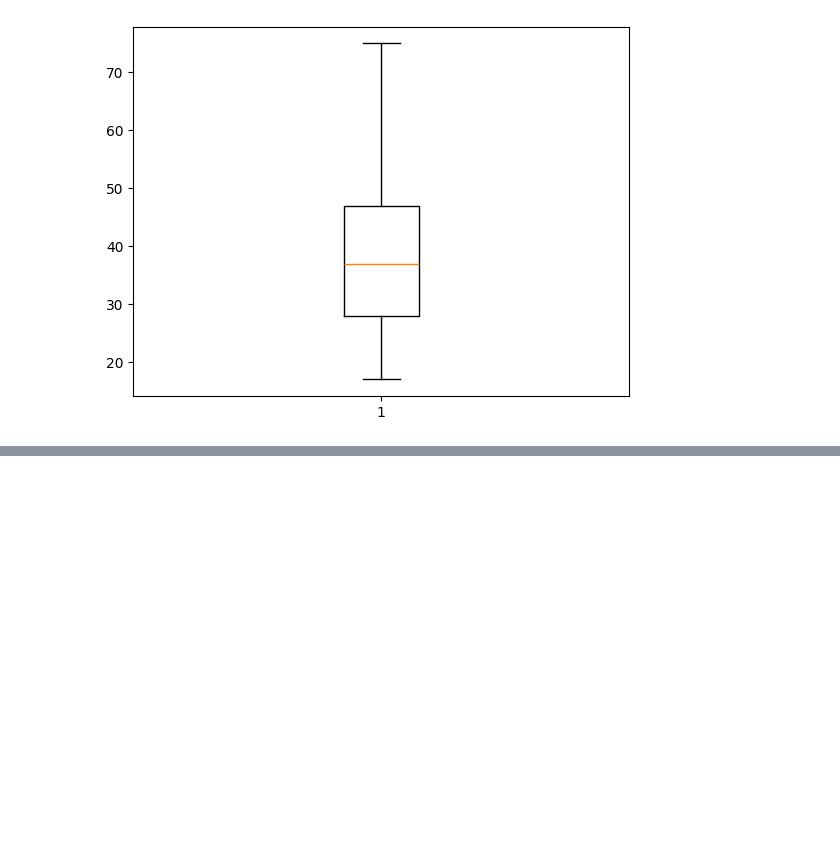
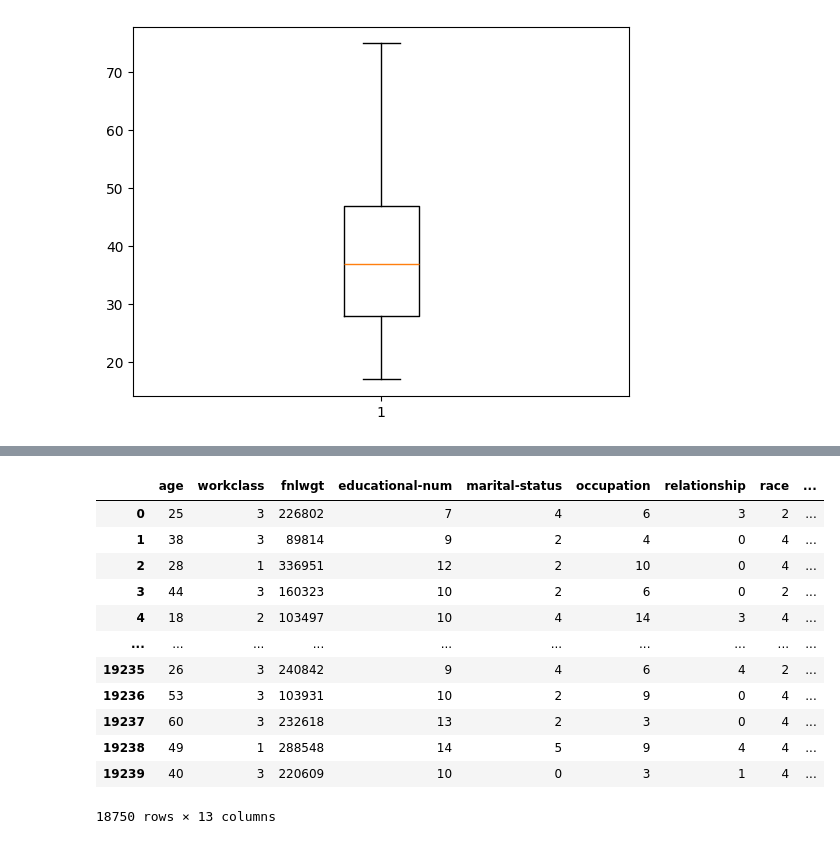
Before and after one commit to farrakhnizam786/salary_prediction-model-using-machine-learning-IBM-internship-, a Jupyter notebook: Employee_salary_pridiction.ipynb, the cells around one changed output, grey strips where cells are left out. Cells and saved outputs as stored; diff of their text form; code cells hidden in the pictures; blank space fills up the shorter version.

```diff
--- a/Employee_salary_pridiction.ipynb
+++ b/Employee_salary_pridiction.ipynb
@@ -254,0 +279,11 @@ data['workclass'] = encoder.fit_transform(data['workclass'])
+# %%
+from sklearn.preprocessing import LabelEncoder
+encoder=LabelEncoder()
+data['workclass']=encoder.fit_transform(data['workclass'])
+data['marital-status']=encoder.fit_transform(data['marital-status'])
+data['occupation']=encoder.fit_transform(data['occupation'])
+data['relationship']=encoder.fit_transform(data['relationship'])
+data['race']=encoder.fit_transform(data['race'])
+data['gender']=encoder.fit_transform(data['gender'])
+data['native-country']=encoder.fit_transform(data['native-country'])
+data['income']=encoder.fit_transform(data['income'])
@@ -254,0 +338,23 @@ data['workclass'] = encoder.fit_transform(data['workclass'])
+# %%
+from sklearn.preprocessing import LabelEncoder
+
+# Initialize LabelEncoder
+encoder = LabelEncoder()
+
+# List of categorical columns to encode
+categorical_cols = ['workclass', 'marital-status', 'occupation',
+                   'relationship', 'race', 'gender', 'native-country', 'income']
+
+# Create a dictionary to store the encoders for each column
+encoders = {}
+
+# Encode each categorical column
+for col in categorical_cols:
+    # Create a new encoder for each column
+    encoders[col] = LabelEncoder()
+    data[col] = encoders[col].fit_transform(data[col])
+
+    # Print the mapping for reference
+    print(f"\n{col} encoding:")
+    for i, class_ in enumerate(encoders[col].classes_):
+        print(f"{class_} → {i}")
@@ -254,0 +396,18 @@ data['workclass'] = encoder.fit_transform(data['workclass'])
+# %%
+x=data.drop(columns=['income']) #drop (delet) #input
+y=data['income'] #output
+x
+# %% [output]
+|  | age | workclass | fnlwgt | educational-num | marital-status | occupation | relationship | race | ... |
+| 0 | 25 | 3 | 226802 | 7 | 4 | 6 | 3 | 2 | ... |
+| 1 | 38 | 3 | 89814 | 9 | 2 | 4 | 0 | 4 | ... |
+| 2 | 28 | 1 | 336951 | 12 | 2 | 10 | 0 | 4 | ... |
+| 3 | 44 | 3 | 160323 | 10 | 2 | 6 | 0 | 2 | ... |
+| 4 | 18 | 2 | 103497 | 10 | 4 | 14 | 3 | 4 | ... |
+| ... | ... | ... | ... | ... | ... | ... | ... | ... | ... |
+| 19235 | 26 | 3 | 240842 | 9 | 4 | 6 | 4 | 2 | ... |
+| 19236 | 53 | 3 | 103931 | 10 | 2 | 9 | 0 | 4 | ... |
+| 19237 | 60 | 3 | 232618 | 13 | 2 | 3 | 0 | 4 | ... |
+| 19238 | 49 | 1 | 288548 | 14 | 5 | 9 | 4 | 4 | ... |
+| 19239 | 40 | 3 | 220609 | 10 | 0 | 3 | 1 | 4 | ... |
+18750 rows × 13 columns
```
Also changed, not shown: parts of 22 cells of this notebook.
